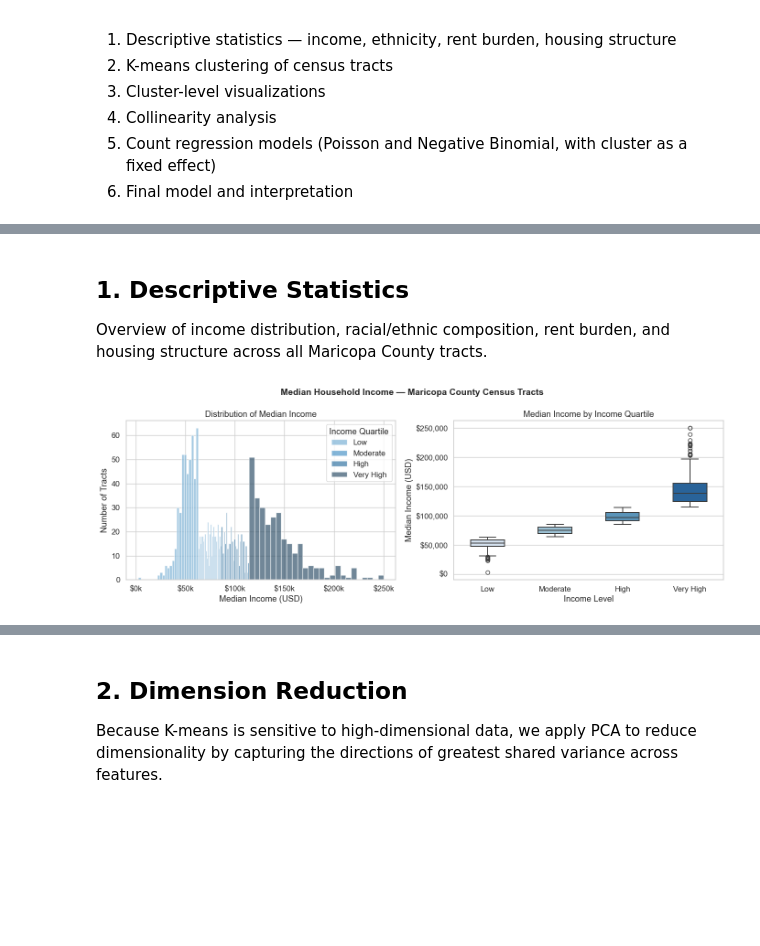
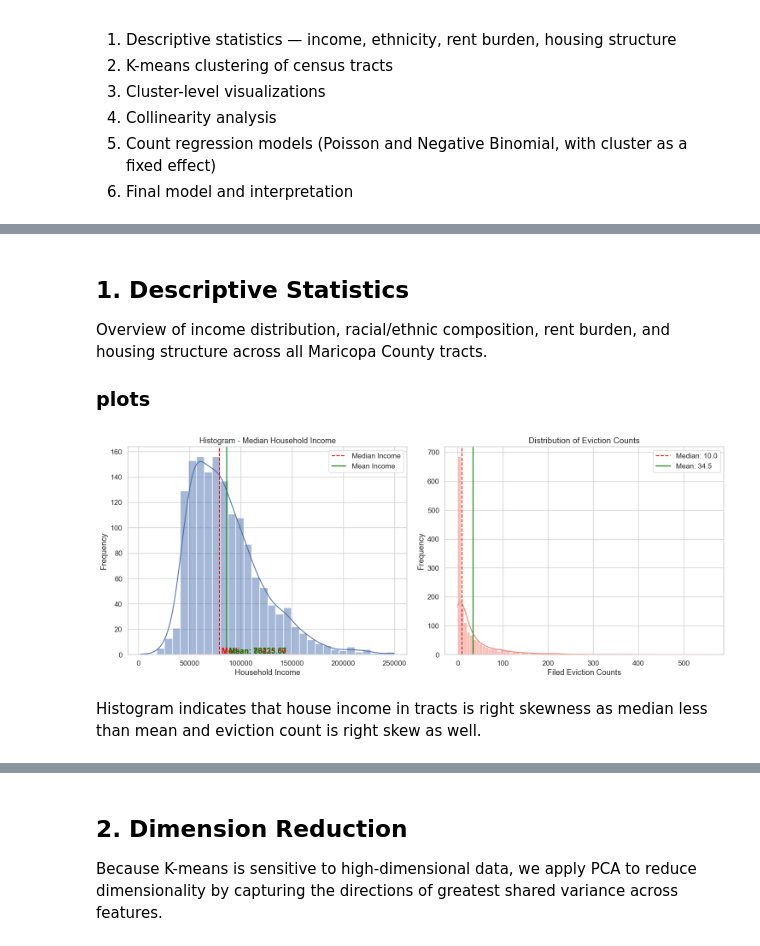
Before and after one commit to victorDeveloper0821/DisplacedVoice, a Jupyter notebook: DataStory.ipynb, the cells around one changed output, grey strips where cells are left out. Drawn from its saved outputs; the diff is of its cells as text; code cells hidden in the pictures; blank space fills up the shorter version.

```diff
--- a/DataStory.ipynb
+++ b/DataStory.ipynb
@@ -43,38 +43,41 @@ Tracts: 1533  |  Total eviction filings: 52,877 | Number of Columns: 30
 ## 1. Descriptive Statistics
 
 Overview of income distribution, racial/ethnic composition, rent burden, and housing structure across all Maricopa County tracts.
+
+### plots
 # %%
-income_order = ['Low', 'Moderate', 'High', 'Very High']
-palette_income = sns.color_palette('Blues_d', 4)
+fig, axes = plt.subplots(1, 2, figsize=(15, 6))
 
-fig, axes = plt.subplots(1, 2, figsize=(14, 5))
-fig.suptitle('Median Household Income — Maricopa County Census Tracts', fontsize=14, fontweight='bold')
+sns.histplot(data=fullDataset, x='medianIncome', kde=True, ax = axes[0])
 
-# Histogram with income-level color overlay
-for i, level in enumerate(income_order):
-    subset = fullDataset.loc[fullDataset['incomeLevel'] == level, 'medianIncome']
-    axes[0].hist(subset, bins=25, alpha=0.7, label=level, color=palette_income[i])
-axes[0].set_title('Distribution of Median Income')
-axes[0].set_xlabel('Median Income (USD)')
-axes[0].set_ylabel('Number of Tracts')
-axes[0].xaxis.set_major_formatter(plt.FuncFormatter(lambda x, _: f'${x/1000:.0f}k'))
-axes[0].legend(title='Income Quartile')
+Income_median = fullDataset['medianIncome'].median()
+Income_mean = fullDataset['medianIncome'].mean()
 
-# Boxplot by income level
-sns.boxplot(
-    data=fullDataset, x='incomeLevel', y='medianIncome',
-    order=income_order,
-    palette='Blues', width=0.5, linewidth=1.4,
-    ax=axes[1]
-)
-axes[1].set_title('Median Income by Income Quartile')
-axes[1].set_xlabel('Income Level')
-axes[1].set_ylabel('Median Income (USD)')
-axes[1].yaxis.set_major_formatter(plt.FuncFormatter(lambda x, _: f'${x:,.0f}'))
+axes[0].axvline(x=Income_median, color='red', linestyle='--', label='Median Income')
+axes[0].axvline(x=Income_mean, color='green', linestyle='solid', label='Mean Income')
+
+axes[0].text(Income_median, plt.gca().get_ylim()[1]*0.9, f' Median: {Income_median:.2f}', color='red', fontweight='bold')
+axes[0].text(Income_mean, plt.gca().get_ylim()[1]*0.8, f' Mean: {Income_mean:.2f}', color='green', fontweight='bold')
+axes[0].set_ylabel("Frequency")
+axes[0].set_xlabel("Household Income")
+axes[0].legend()
+axes[0].set_title("Histogram - Median Household Income")
+
+sns.histplot(data=fullDataset, x='filedEviction', kde=True, ax=axes[1], color='salmon')
+Eviction_median = fullDataset['filedEviction'].median()
+Eviction_mean = fullDataset['filedEviction'].mean()
+axes[1].axvline(Eviction_median, color='red', linestyle='--', label=f'Median: {Eviction_median:.1f}')
+axes[1].axvline(Eviction_mean, color='green', linestyle='solid', label=f'Mean: {Eviction_mean:.1f}')
+axes[1].set_title('Distribution of Eviction Counts', fontsize=14)
+axes[1].set_ylabel("Frequency")
+axes[1].set_xlabel("Filed Eviction Counts")
+axes[1].legend()
 
 plt.tight_layout()
 plt.show()
 # %% [output]
-[figure, old version]
+[figure, new version]
+# %% [markdown]
+Histogram indicates that house income in tracts is right skewness as median less than mean and eviction count is right skew as well.
 # %%
 majority_counts = fullDataset['Majority'].value_counts()
```
Also changed, not shown: parts of 24 cells of this notebook.
